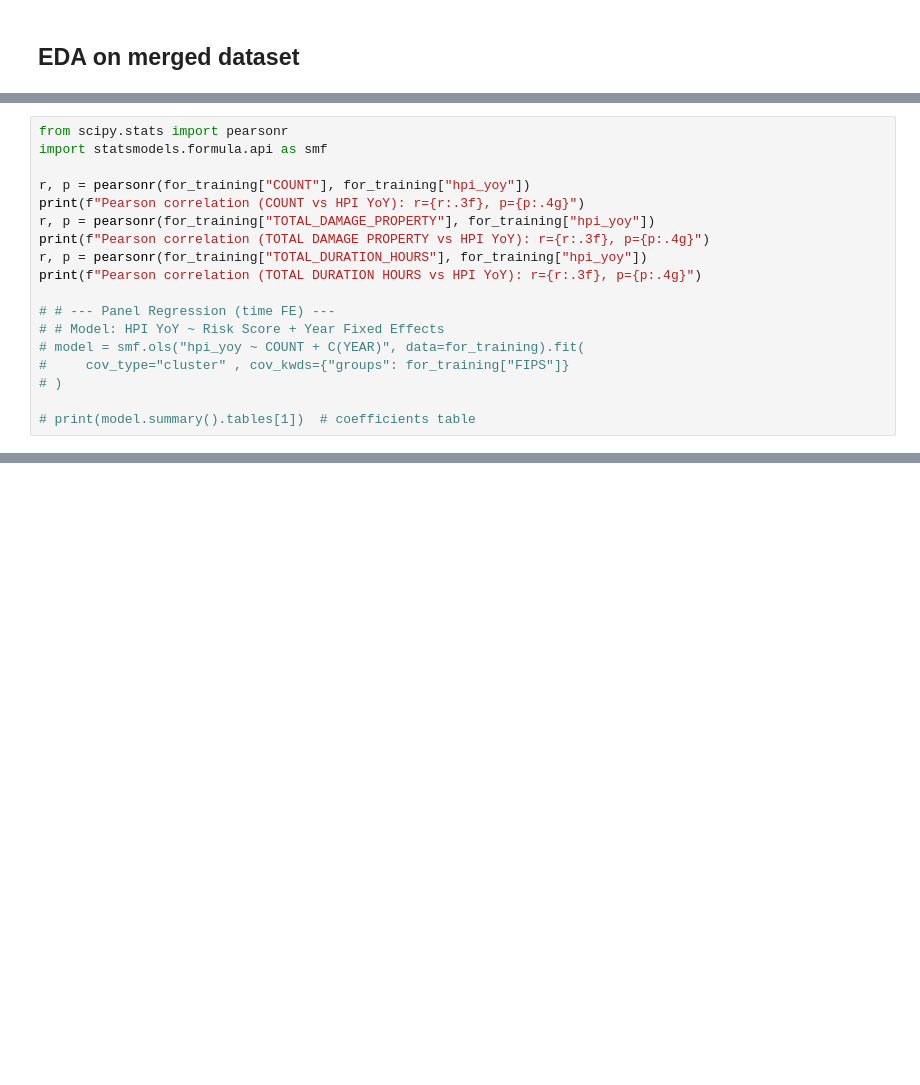
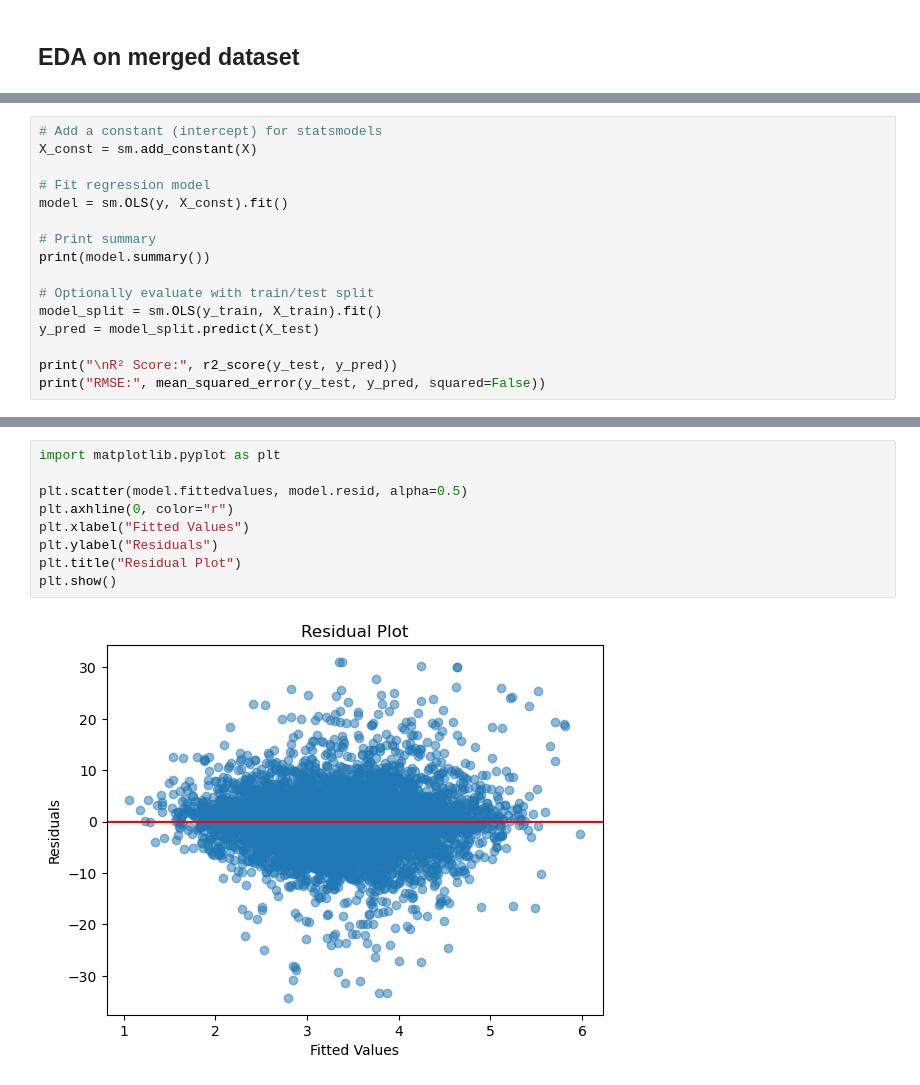
Before and after one commit to Ramil-cyber/Capstone_Citizensbank_climate-risk_insurance-exposure_monitoring, a Jupyter notebook: 03_code/data_exploration/datasets_join_v2.ipynb, the cells around one changed output, grey strips where cells are left out. Drawn from its saved outputs; the diff is of its cells as text; blank space fills up the shorter version.

```diff
--- a/03_code/data_exploration/datasets_join_v2.ipynb
+++ b/03_code/data_exploration/datasets_join_v2.ipynb
@@ -350,19 +482,17 @@ X = for_training.drop(columns=["hpi_yoy"])  # ,"FIPS","YEAR"
 # %%
-from scipy.stats import pearsonr
-import statsmodels.formula.api as smf
+# Add a constant (intercept) for statsmodels
+X_const = sm.add_constant(X)
 
-r, p = pearsonr(for_training["COUNT"], for_training["hpi_yoy"])
-print(f"Pearson correlation (COUNT vs HPI YoY): r={r:.3f}, p={p:.4g}")
-r, p = pearsonr(for_training["TOTAL_DAMAGE_PROPERTY"], for_training["hpi_yoy"])
-print(f"Pearson correlation (TOTAL DAMAGE PROPERTY vs HPI YoY): r={r:.3f}, p={p:.4g}")
-r, p = pearsonr(for_training["TOTAL_DURATION_HOURS"], for_training["hpi_yoy"])
-print(f"Pearson correlation (TOTAL DURATION HOURS vs HPI YoY): r={r:.3f}, p={p:.4g}")
+# Fit regression model
+model = sm.OLS(y, X_const).fit()
 
-# # --- Panel Regression (time FE) ---
-# # Model: HPI YoY ~ Risk Score + Year Fixed Effects
-# model = smf.ols("hpi_yoy ~ COUNT + C(YEAR)", data=for_training).fit(
-#     cov_type="cluster" , cov_kwds={"groups": for_training["FIPS"]}
-# )
+# Print summary
+print(model.summary())
 
-# print(model.summary().tables[1])  # coefficients table
+# Optionally evaluate with train/test split
+model_split = sm.OLS(y_train, X_train).fit()
+y_pred = model_split.predict(X_test)
+
+print("\nR² Score:", r2_score(y_test, y_pred))
+print("RMSE:", mean_squared_error(y_test, y_pred, squared=False))
 # %% [output]
@@ -389 +595,12 @@ TOTAL_DURATION_HOURS               1.000000
+# %%
+import matplotlib.pyplot as plt
+
+plt.scatter(model.fittedvalues, model.resid, alpha=0.5)
+plt.axhline(0, color="r")
+plt.xlabel("Fitted Values")
+plt.ylabel("Residuals")
+plt.title("Residual Plot")
+plt.show()
+# %% [output]
+[figure, added]
 # %%
```
Also changed, not shown: parts of 26 cells of this notebook, 2 other files.
